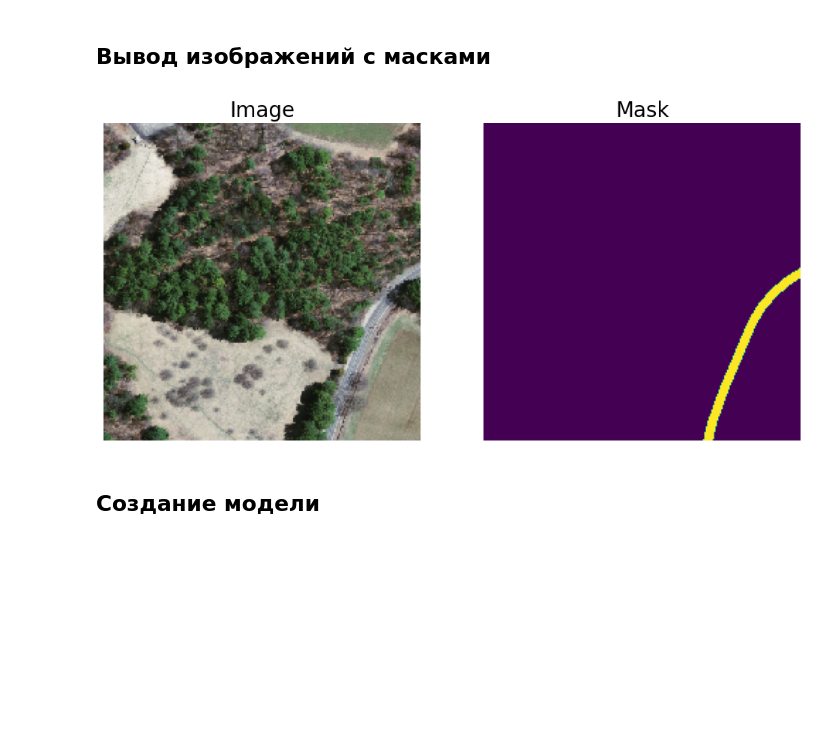
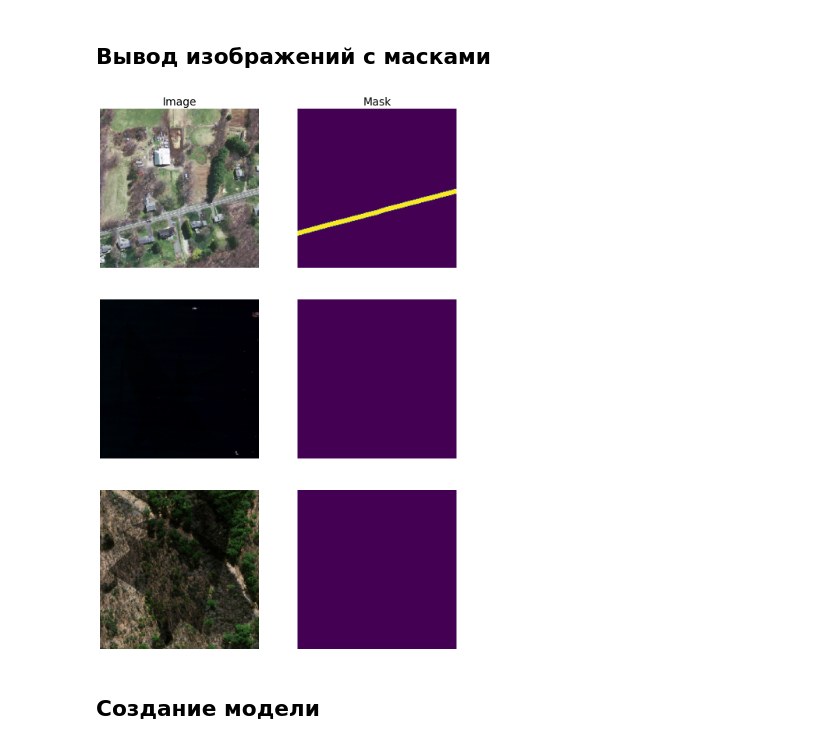
Before and after one commit to HerrPhoton/AI, a Jupyter notebook: Lab2/Main.ipynb, the cells around one changed output. Saved outputs shown, nothing was run; the diff lists cells and outputs as text; code cells hidden in the pictures; blank space fills up the shorter version.

```diff
--- a/Lab2/Main.ipynb
+++ b/Lab2/Main.ipynb
@@ -109,8 +110,7 @@ if MEAN == None or STD == None:
 # %%
 train_transform = A.Compose([
         A.RandomCrop(224, 224),
-        A.ToFloat(255, 255),
-        #A.Normalize(mean = MEAN, std = STD),
+        A.Normalize(mean = MEAN, std = STD),
         A.RandomBrightnessContrast(brightness_limit = 0.1, p = 0.5),
         A.HorizontalFlip(p = 0.5),
         A.VerticalFlip(p = 0.5),
@@ -119,9 +119,9 @@ train_transform = A.Compose([
         ToTensorV2()])
 
 val_test_transform = A.Compose([
-        #A.Normalize(mean = MEAN, std = STD),
-        A.ToFloat(255, 255),
-        A.PadIfNeeded(1504, 1504),
+        A.Normalize(mean = MEAN, std = STD),
+        A.CenterCrop(224, 224),
+        #A.PadIfNeeded(1504, 1504),
         ToTensorV2()])
 # %% [markdown]
 ## Подготовка датасетов
@@ -135,10 +135,10 @@ class road_Dataset(Dataset):
         self.transforms = transforms
         self.images     = os.listdir(images_dir)
 
-    def __getitem__(self, idx):
+    def __getitem__(self, id):
 
-        image = cv2.cvtColor(cv2.imread(os.path.join(self.images_dir, self.images[idx])), cv2.COLOR_BGR2RGB)
-        mask  = cv2.cvtColor(cv2.imread(os.path.join(self.masks_dir, self.images[idx].replace(".tiff", ".tif"))), cv2.COLOR_RGB2GRAY)
+        image = cv2.cvtColor(cv2.imread(os.path.join(self.images_dir, self.images[id])), cv2.COLOR_BGR2RGB)
+        mask  = cv2.cvtColor(cv2.imread(os.path.join(self.masks_dir, self.images[id].replace(".tiff", ".tif"))), cv2.COLOR_RGB2GRAY)
 
         mask[mask == 255] = 1
 
@@ -147,11 +147,6 @@ class road_Dataset(Dataset):
             image = transformed['image']
             mask  = transformed['mask']
 
-        # Применение one-hot encoding для маски
-        # one_hot_mask    = np.zeros((2, mask.shape[0], mask.shape[1]))
-        # one_hot_mask[0] = np.where(mask == 0, 1, 0)
-        # one_hot_mask[1] = mask
-
         return image, mask[None, :, :]
 
     def __len__(self):
@@ -175,56 +170,56 @@ test_loader  = DataLoader(test_dataset, batch_size = BACTH_SIZE, shuffle = True,
 ## Вывод изображений с масками
 # %%
 # Вывод заданного количества изображений
-def imshow(images, targets, cnt, predicts = None):
+def imshow(images, targets, predicts = None, cnt = 1):
+
+    imgs_in_row = 2
 
     # Подготовка холста для изображений
     if predicts != None:
-        fig, axs = plt.subplots(cnt, 3)
-        fig.set_figwidth(18)
+        imgs_in_row = 3
 
-    else:
-        fig, axs = plt.subplots(cnt, 2)
-        fig.set_figwidth(12)
+    fig, axs = plt.subplots(cnt, imgs_in_row)
+    fig.set_figwidth(imgs_in_row * 6)
+    fig.set_figheight(cnt * 6)
 
     axs = axs.flatten()
-    fig.set_figheight(cnt * 6)
 
     for i, (image, mask) in enumerate(zip(images[:cnt], targets[:cnt])):
 
         # Приведение массивов к формату (H, W, Ch)
         np_img  = image.numpy()
         np_mask = mask.numpy().squeeze()
 
         np_img = np.transpose(np_img, (1, 2, 0)).squeeze()
 
         # Вывод изображения
-        axs[i * 2].imshow(np_img)
-        axs[i * 2 + 1].imshow(np_mask)
+        axs[i * imgs_in_row].imshow(np_img)
+        axs[i * imgs_in_row + 1].imshow(np_mask)
 
-        axs[i * 2].set_axis_off()
-        axs[i * 2 + 1].set_axis_off()
+        axs[i * imgs_in_row].set_axis_off()
+        axs[i * imgs_in_row + 1].set_axis_off()
 
         if predicts != None:
-            np_predict = predicts[i][0].numpy()
-            axs[i * 2 + 2].imshow(np_predict)
-            axs[i * 2 + 2].set_axis_off()
+            np_predict = predicts[i].numpy().squeeze()
+            axs[i * imgs_in_row + 2].imshow(np_predict)
+            axs[i * imgs_in_row + 2].set_axis_off()
 
         if i == 0:
-            axs[0].set_title('Image', fontsize = 20)
-            axs[1].set_title('Mask', fontsize = 20)
+            axs[i * imgs_in_row].set_title('Image', fontsize = 20)
+            axs[i * imgs_in_row + 1].set_title('Mask', fontsize = 20)
 
             if predicts != None:
-                axs[2].set_title('Predicted Mask', fontsize = 20)
+                axs[i * imgs_in_row + 2].set_title('Predicted Mask', fontsize = 20)
 
     plt.show()
 
 # Получить случайные тренировочные изображения
 dataiter = iter(train_loader)
 images, targets = next(dataiter)
 
-imshow(images, targets, 1)
+imshow(images, targets, cnt = 3)
 # %% [output]
-[figure, old version]
+[figure, new version]
 # %% [markdown]
 ## Создание модели
 # %%
```
Also changed, not shown: parts of 6 cells of this notebook.
